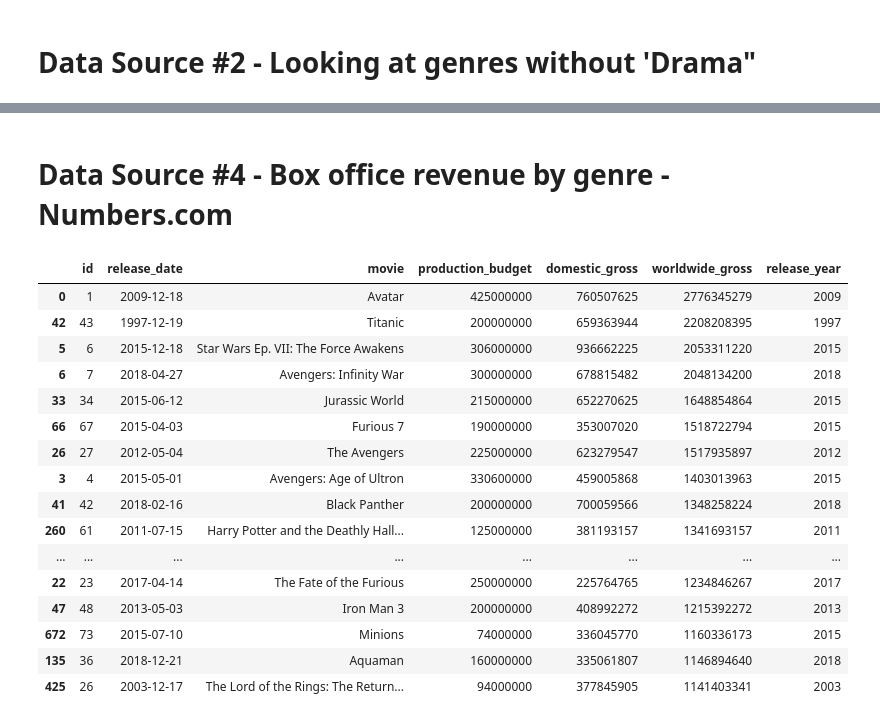
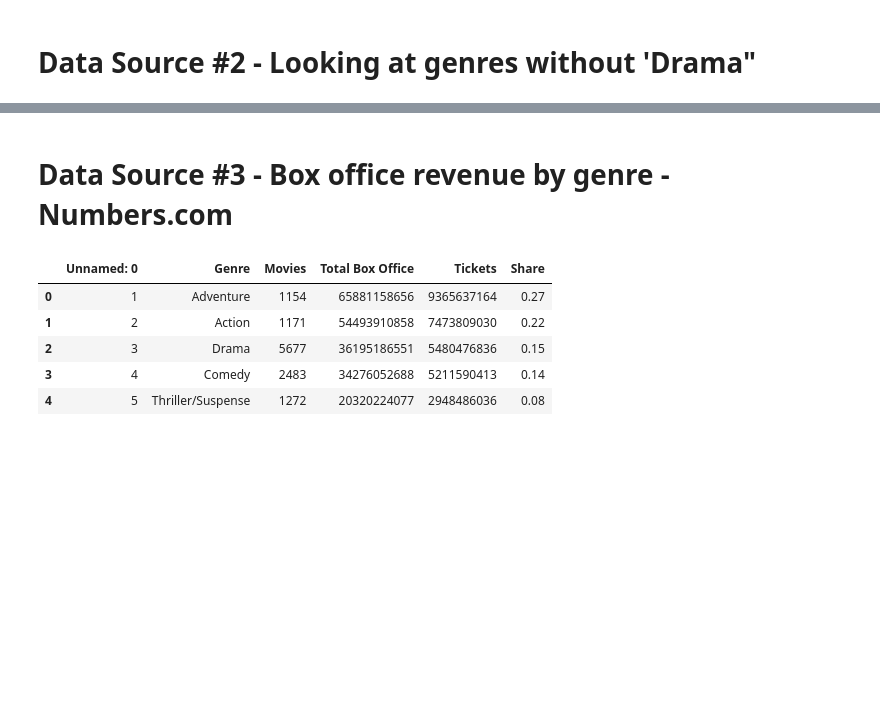
Before and after one commit to stephcia/Microsoft-Studios-Analysis, a Jupyter notebook: student.ipynb, the cells around one changed output, grey strips where cells are left out. Cells and saved outputs as stored; diff of their text form; code cells hidden in the pictures; blank space fills up the shorter version.

```diff
--- a/student.ipynb
+++ b/student.ipynb
@@ -633,3 +601,3 @@ plt.ylabel('Performance');
 # %% [markdown]
-# Data Source #4 -  Box office revenue by genre - Numbers.com
+# Data Source #3 -  Box office revenue by genre - Numbers.com
 # %%
@@ -642,21 +607,15 @@ genre_data_sorted.rename(columns = {'Share':'Market Share %'}, inplace = True)
-# %%
-genre_data_top5 = budget.sort_values(by="worldwide_gross",ascending=False).head(20)
-genre_data_top5
-# %% [output]
-|  | id | release_date | movie | production_budget | domestic_gross | worldwide_gross | release_year |
-| 0 | 1 | 2009-12-18 | Avatar | 425000000 | 760507625 | 2776345279 | 2009 |
-| 42 | 43 | 1997-12-19 | Titanic | 200000000 | 659363944 | 2208208395 | 1997 |
-| 5 | 6 | 2015-12-18 | Star Wars Ep. VII: The Force Awakens | 306000000 | 936662225 | 2053311220 | 2015 |
-| 6 | 7 | 2018-04-27 | Avengers: Infinity War | 300000000 | 678815482 | 2048134200 | 2018 |
-| 33 | 34 | 2015-06-12 | Jurassic World | 215000000 | 652270625 | 1648854864 | 2015 |
-| 66 | 67 | 2015-04-03 | Furious 7 | 190000000 | 353007020 | 1518722794 | 2015 |
-| 26 | 27 | 2012-05-04 | The Avengers | 225000000 | 623279547 | 1517935897 | 2012 |
-| 3 | 4 | 2015-05-01 | Avengers: Age of Ultron | 330600000 | 459005868 | 1403013963 | 2015 |
-| 41 | 42 | 2018-02-16 | Black Panther | 200000000 | 700059566 | 1348258224 | 2018 |
-| 260 | 61 | 2011-07-15 | Harry Potter and the Deathly Hall... | 125000000 | 381193157 | 1341693157 | 2011 |
-| ... | ... | ... | ... | ... | ... | ... | ... |
-| 22 | 23 | 2017-04-14 | The Fate of the Furious | 250000000 | 225764765 | 1234846267 | 2017 |
-| 47 | 48 | 2013-05-03 | Iron Man 3 | 200000000 | 408992272 | 1215392272 | 2013 |
-| 672 | 73 | 2015-07-10 | Minions | 74000000 | 336045770 | 1160336173 | 2015 |
-| 135 | 36 | 2018-12-21 | Aquaman | 160000000 | 335061807 | 1146894640 | 2018 |
-| 425 | 26 | 2003-12-17 | The Lord of the Rings: The Return... | 94000000 | 377845905 | 1141403341 | 2003 |
+# %%
+#sorting the top give genre
+
+genre_data_sorted = genre_data.head(5)
+
+#turning share into percent and adjusting float to 2 places
+genre_data_sorted['Share'] = genre_data_sorted['Share'] * 100
+genre_data_sorted.Share = genre_data_sorted.Share.round(2)
+# %% [output]
+|  | Unnamed: 0 | Genre | Movies | Total Box Office | Tickets | Share |
+| 0 | 1 | Adventure | 1154 | 65881158656 | 9365637164 | 0.27 |
+| 1 | 2 | Action | 1171 | 54493910858 | 7473809030 | 0.22 |
+| 2 | 3 | Drama | 5677 | 36195186551 | 5480476836 | 0.15 |
+| 3 | 4 | Comedy | 2483 | 34276052688 | 5211590413 | 0.14 |
+| 4 | 5 | Thriller/Suspense | 1272 | 20320224077 | 2948486036 | 0.08 |
```
Also changed, not shown: parts of 34 cells of this notebook.
